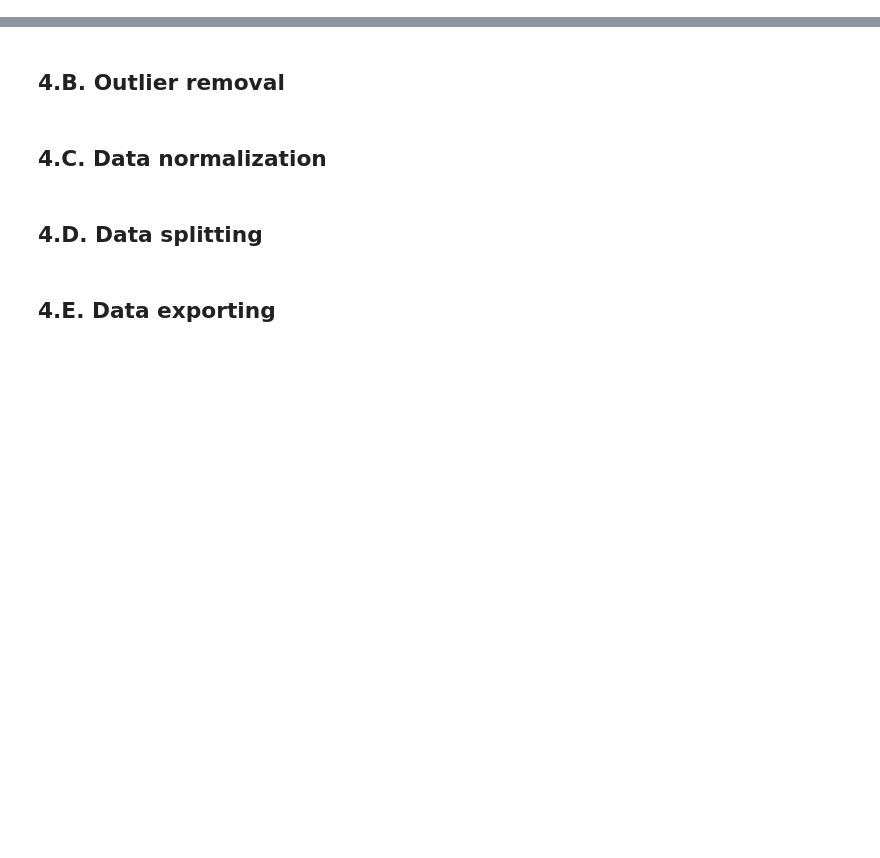
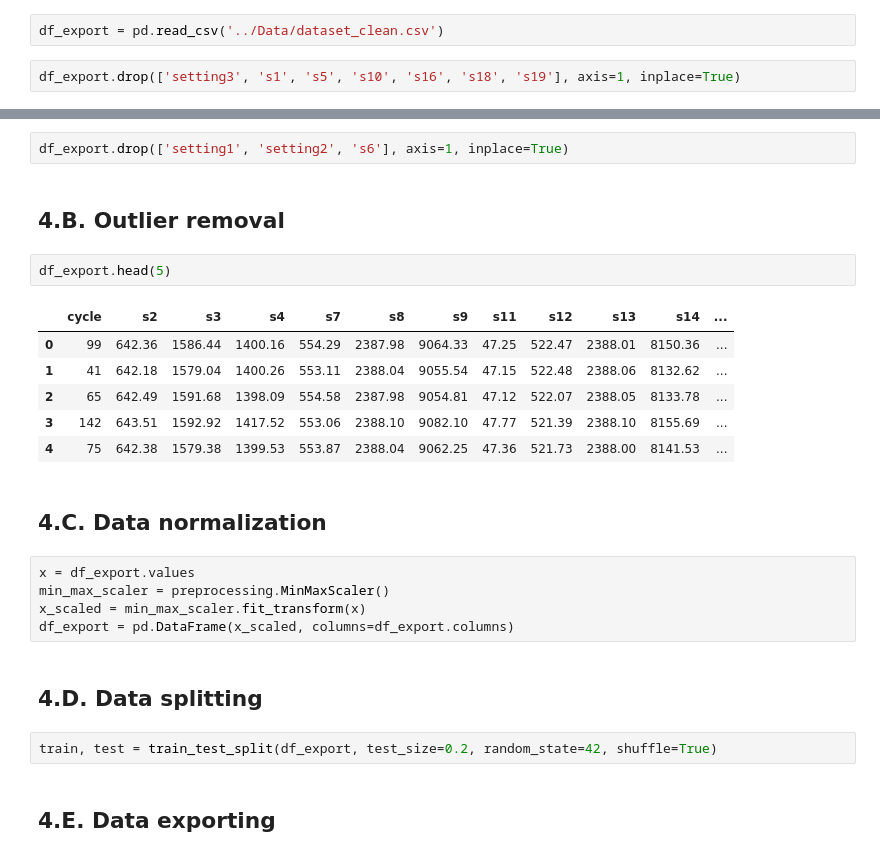
Before and after one commit to xavier-santos/Challenge2-Team7-MEIA-2022-2023, a Jupyter notebook: Notebooks/Challenge 2 - Data Exploration and Normalization.ipynb, the cells around one changed output, grey strips where cells are left out. Saved outputs shown, nothing was run; the diff lists cells and outputs as text; blank space fills up the shorter version.

Commit message:
New iteration of data exploration

```diff
--- a/Notebooks/Challenge 2 - Data Exploration and Normalization.ipynb
+++ b/Notebooks/Challenge 2 - Data Exploration and Normalization.ipynb
@@ -148,13 +183,35 @@ Dropdown(options=('cycle', 'setting1', 'setting2', 'setting3', 's1', 's2', 's3',
 ## 3.Z. Conclusions
 # %% [markdown]
 # 4. Data changes
+# %%
+df_export = pd.read_csv('../Data/dataset_clean.csv')
+# %%
+df_export.drop(['setting3', 's1', 's5', 's10', 's16', 's18', 's19'], axis=1, inplace=True)
 # %% [markdown]
 ## 4.A. Correlated feature removal
+# %%
+df_export.drop(['setting1', 'setting2', 's6'], axis=1, inplace=True)
 # %% [markdown]
 ## 4.B. Outlier removal
+# %%
+df_export.head(5)
+# %% [output]
+|  | cycle | s2 | s3 | s4 | s7 | s8 | s9 | s11 | s12 | s13 | s14 | ... |
+| 0 | 99 | 642.36 | 1586.44 | 1400.16 | 554.29 | 2387.98 | 9064.33 | 47.25 | 522.47 | 2388.01 | 8150.36 | ... |
+| 1 | 41 | 642.18 | 1579.04 | 1400.26 | 553.11 | 2388.04 | 9055.54 | 47.15 | 522.48 | 2388.06 | 8132.62 | ... |
+| 2 | 65 | 642.49 | 1591.68 | 1398.09 | 554.58 | 2387.98 | 9054.81 | 47.12 | 522.07 | 2388.05 | 8133.78 | ... |
+| 3 | 142 | 643.51 | 1592.92 | 1417.52 | 553.06 | 2388.10 | 9082.10 | 47.77 | 521.39 | 2388.10 | 8155.69 | ... |
+| 4 | 75 | 642.38 | 1579.38 | 1399.53 | 553.87 | 2388.04 | 9062.25 | 47.36 | 521.73 | 2388.00 | 8141.53 | ... |
 # %% [markdown]
 ## 4.C. Data normalization
+# %%
+x = df_export.values
+min_max_scaler = preprocessing.MinMaxScaler()
+x_scaled = min_max_scaler.fit_transform(x)
+df_export = pd.DataFrame(x_scaled, columns=df_export.columns)
 # %% [markdown]
 ## 4.D. Data splitting
+# %%
+train, test = train_test_split(df_export, test_size=0.2, random_state=42, shuffle=True)
 # %% [markdown]
 ## 4.E. Data exporting
```
Also changed, not shown: parts of 13 cells of this notebook, 5 other files.
